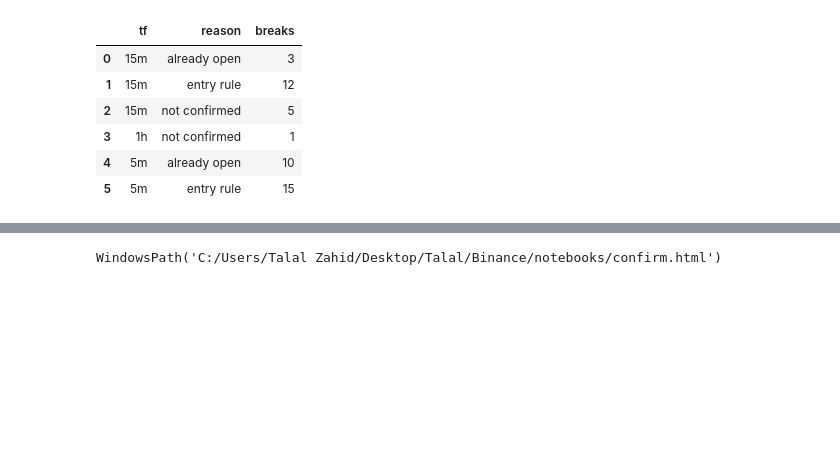
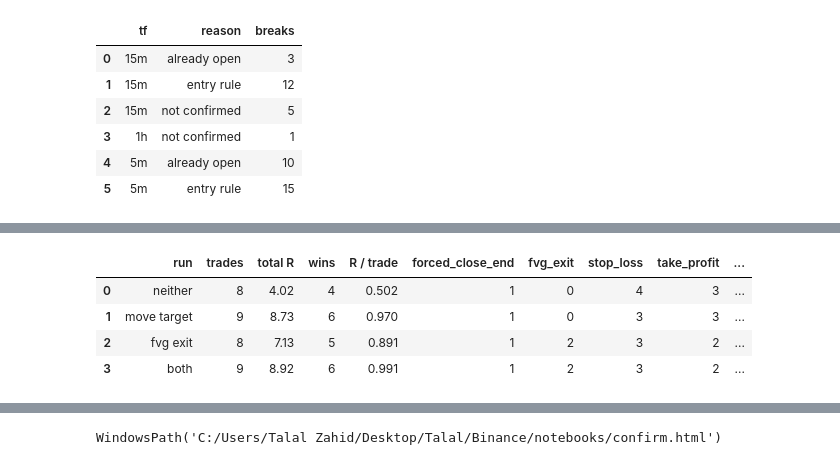
Before and after one commit to talalz94/Trading-Analysis, a Jupyter notebook: notebooks/21_break_confirmation.ipynb, the cells around one changed output, grey strips where cells are left out. Cells and saved outputs as stored; diff of their text form; code cells hidden in the pictures; blank space fills up the shorter version.

```diff
--- a/notebooks/21_break_confirmation.ipynb
+++ b/notebooks/21_break_confirmation.ipynb
@@ -136,0 +149,6 @@ on.rejected.groupby(["tf", "reason"]).size().rename("breaks").reset_index()
+# %%
+from quant.research import run_arms
+
+arms = run_arms(CFG)          # one run per arm of COMPARE
+arms.table()
+# %% [output]
@@ -136,0 +172,5 @@ on.rejected.groupby(["tf", "reason"]).size().rename("breaks").reset_index()
+|  | run | trades | total R | wins | R / trade | forced_close_end | fvg_exit | stop_loss | take_profit | ... |
+| 0 | neither | 8 | 4.02 | 4 | 0.502 | 1 | 0 | 4 | 3 | ... |
+| 1 | move target | 9 | 8.73 | 6 | 0.970 | 1 | 0 | 3 | 3 | ... |
+| 2 | fvg exit | 8 | 7.13 | 5 | 0.891 | 1 | 2 | 3 | 2 | ... |
+| 3 | both | 9 | 8.92 | 6 | 0.991 | 1 | 2 | 3 | 2 | ... |
```
Also changed, not shown: parts of 7 cells of this notebook, 2 other files.
